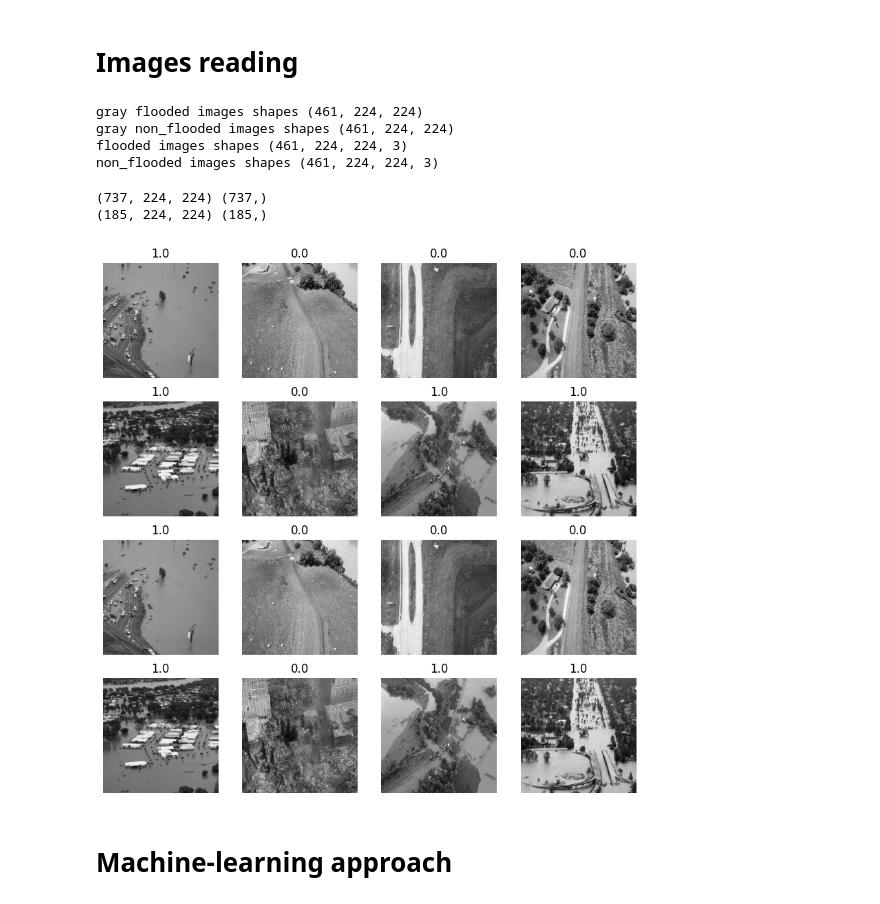
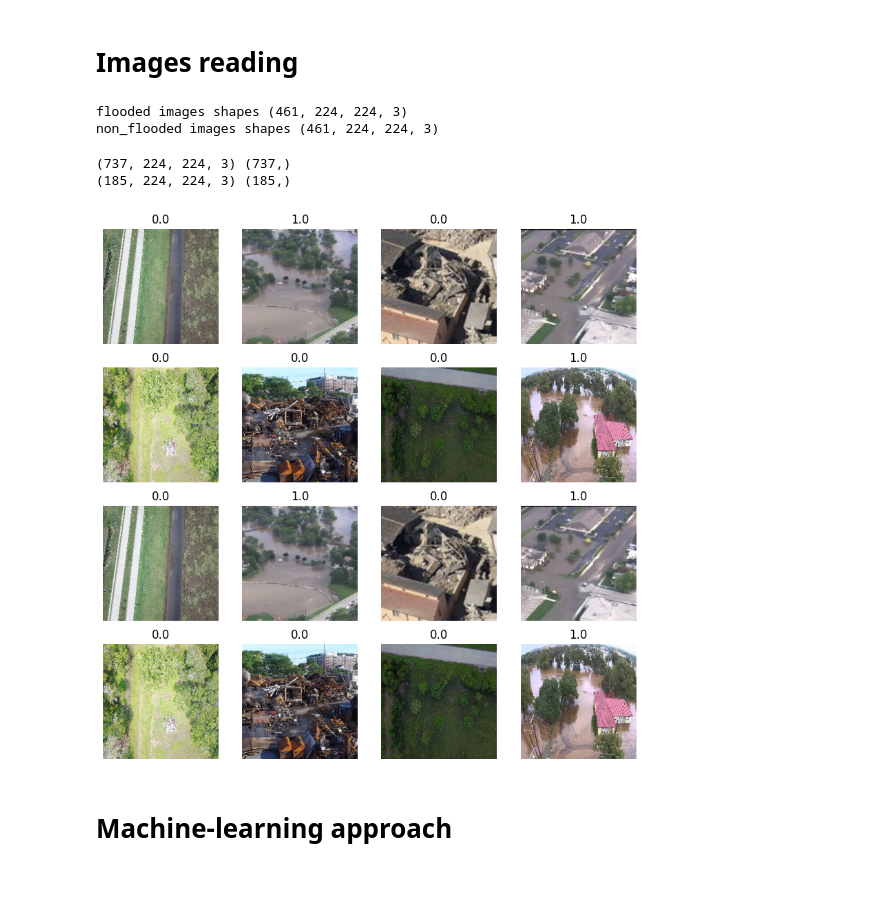
Before and after one commit to HazemAbdo/FloodSense, a Jupyter notebook: SI_ML.ipynb, the cells around one changed output. Drawn from its saved outputs; the diff is of its cells as text; code cells hidden in the pictures.

Commit message:
try applying models and train models on RGB images not grayscale

```diff
--- a/SI_ML.ipynb
+++ b/SI_ML.ipynb
@@ -114,16 +120,14 @@ def show_images(images,images_labels,is_gray=True):
 # %%
 extract_file("drive/MyDrive/Copy of dataset.zip","/content")
 # %%
-flooded_gray,non_flooded_gray=read_images_gray("dataset/flooded","dataset/non-flooded",224)
+# flooded_gray,non_flooded_gray=read_images_gray("dataset/flooded","dataset/non-flooded",224)
 flooded,non_flooded=read_images_rgb("dataset/flooded","dataset/non-flooded",224)
 
-print("gray flooded images shapes",flooded_gray.shape)
-print("gray non_flooded images shapes",non_flooded_gray.shape)
+# print("gray flooded images shapes",flooded_gray.shape)
+# print("gray non_flooded images shapes",non_flooded_gray.shape)
 print("flooded images shapes",flooded.shape)
 print("non_flooded images shapes",non_flooded.shape)
 # %% [output]
-gray flooded images shapes (461, 224, 224)
-gray non_flooded images shapes (461, 224, 224)
 flooded images shapes (461, 224, 224, 3)
 non_flooded images shapes (461, 224, 224, 3)
 # %%
@@ -164,16 +168,16 @@ def split_data_val(flooded,non_flooded,shuffle=False,stratify=False):
   X_val, X_test, y_val, y_test = train_test_split(X_test, y_test, test_size=0.5,shuffle=shuffle,stratify=stratify_2)
   return X_train, X_test,X_val, y_train, y_test,y_val
 # %%
-  X_train, X_test, y_train, y_test=split_data(flooded_gray,non_flooded_gray,shuffle=True)
+  X_train, X_test, y_train, y_test=split_data(flooded,non_flooded,shuffle=True)
   print(X_train.shape, y_train.shape)  # should output the shapes of the training data
   print(X_test.shape, y_test.shape)  # should output the shapes of the training data
 # %% [output]
-(737, 224, 224) (737,)
-(185, 224, 224) (185,)
+(737, 224, 224, 3) (737,)
+(185, 224, 224, 3) (185,)
 # %%
-show_images(X_train,y_train)
+show_images(X_train,y_train,is_gray=False)
 # %% [output]
-[figure, old version]
+[figure, new version]
 # %% [markdown]
 # Machine-learning approach
 # %% [markdown]
```
Also changed, not shown: parts of 18 cells of this notebook.
